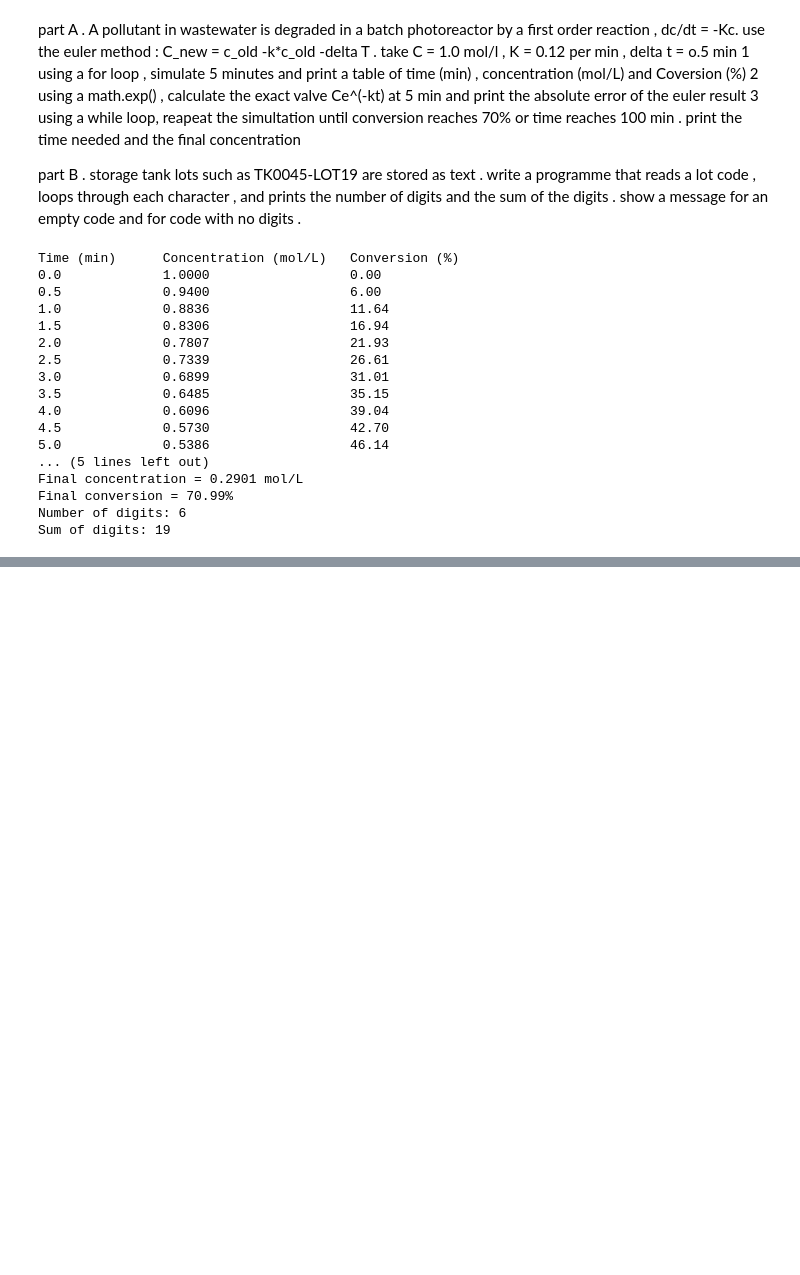
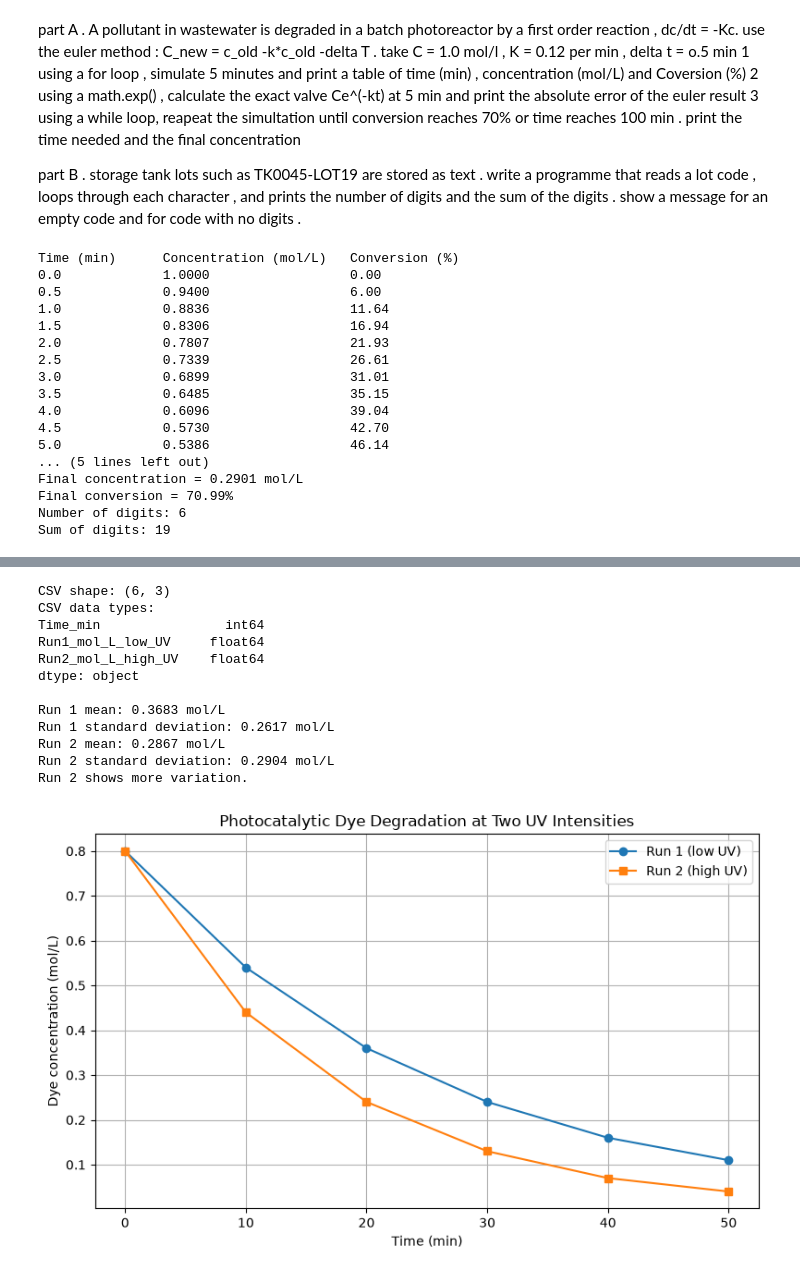
Before and after one commit to Abhijeet23082006/CP_Practical, a Jupyter notebook: 20251001047 set C_test.ipynb, the cells around one changed output, grey strips where cells are left out. Cells and saved outputs as stored; diff of their text form; code cells hidden in the pictures; blank space fills up the shorter version.

```diff
--- a/20251001047 set C_test.ipynb
+++ b/20251001047 set C_test.ipynb
@@ -153,0 +259,80 @@ Sum of digits: 19
+# %%
+import pandas as pd
+import matplotlib.pyplot as plt
+
+# Dye degradation measurements at two UV intensities.
+kinetics_df = pd.DataFrame({
+    "Time_min": [0, 10, 20, 30, 40, 50],
+    "Run1_mol_L_low_UV": [0.80, 0.54, 0.36, 0.24, 0.16, 0.11],
+    "Run2_mol_L_high_UV": [0.80, 0.44, 0.24, 0.13, 0.07, 0.04],
+})
+
+kinetics_df.to_csv("kinectics.csv", index=False)
+kinetics_df.to_json("kinetic.json", orient="records", indent=4)
+
+kinetics_from_csv = pd.read_csv("kinectics.csv")
+print("CSV shape:", kinetics_from_csv.shape)
+print("CSV data types:")
+print(kinetics_from_csv.dtypes)
+
+run1_mean = kinetics_from_csv["Run1_mol_L_low_UV"].mean()
+run1_std = kinetics_from_csv["Run1_mol_L_low_UV"].std()
+run2_mean = kinetics_from_csv["Run2_mol_L_high_UV"].mean()
+run2_std = kinetics_from_csv["Run2_mol_L_high_UV"].std()
+
+print(f"\nRun 1 mean: {run1_mean:.4f} mol/L")
+print(f"Run 1 standard deviation: {run1_std:.4f} mol/L")
+print(f"Run 2 mean: {run2_mean:.4f} mol/L")
+print(f"Run 2 standard deviation: {run2_std:.4f} mol/L")
+if run1_std > run2_std:
+    print("Run 1 shows more variation.")
+elif run2_std > run1_std:
+    print("Run 2 shows more variation.")
+else:
+    print("Both runs show the same variation.")
+
+plt.figure(figsize=(8, 5))
+plt.plot(kinetics_from_csv["Time_min"], kinetics_from_csv["Run1_mol_L_low_UV"], marker="o", label="Run 1 (low UV)")
+plt.plot(kinetics_from_csv["Time_min"], kinetics_from_csv["Run2_mol_L_high_UV"], marker="s", label="Run 2 (high UV)")
+plt.title("Photocatalytic Dye Degradation at Two UV Intensities")
+plt.xlabel("Time (min)")
+plt.ylabel("Dye concentration (mol/L)")
+plt.legend()
+plt.grid(True)
+plt.tight_layout()
+plt.show()
+
+# Pressure-volume measurements and mean P*V reference curve.
+volume_l = [2, 3, 4, 5, 6]
+pressure_bar = [3.01, 1.98, 1.52, 1.19, 1.01]
+pv_products = [volume * pressure for volume, pressure in zip(volume_l, pressure_bar)]
+k_mean = sum(pv_products) / len(pv_products)
+print(f"\nMean P*V (k) = {k_mean:.4f} bar L")
+
+volume_curve = [min(volume_l) + index * (max(volume_l) - min(volume_l)) / 100 for index in range(101)]
+pressure_curve = [k_mean / volume for volume in volume_curve]
+
+plt.figure(figsize=(8, 5))
+plt.scatter(volume_l, pressure_bar, color="tab:blue", label="Measured pressure")
+plt.plot(volume_curve, pressure_curve, color="tab:orange", label=f"Reference curve (P = {k_mean:.3f}/V)")
+plt.title("Pressure vs. Volume at Constant Temperature")
+plt.xlabel("Volume (L)")
+plt.ylabel("Pressure (bar)")
+plt.legend()
+plt.grid(True)
+plt.tight_layout()
+plt.show()
+# %% [output]
+CSV shape: (6, 3)
+CSV data types:
+Time_min                int64
+Run1_mol_L_low_UV     float64
+Run2_mol_L_high_UV    float64
+dtype: object
+
+Run 1 mean: 0.3683 mol/L
+Run 1 standard deviation: 0.2617 mol/L
+Run 2 mean: 0.2867 mol/L
+Run 2 standard deviation: 0.2904 mol/L
+Run 2 shows more variation.
+[figure, added]
```
Also changed, not shown: parts of 4 cells of this notebook, 2 other files.
